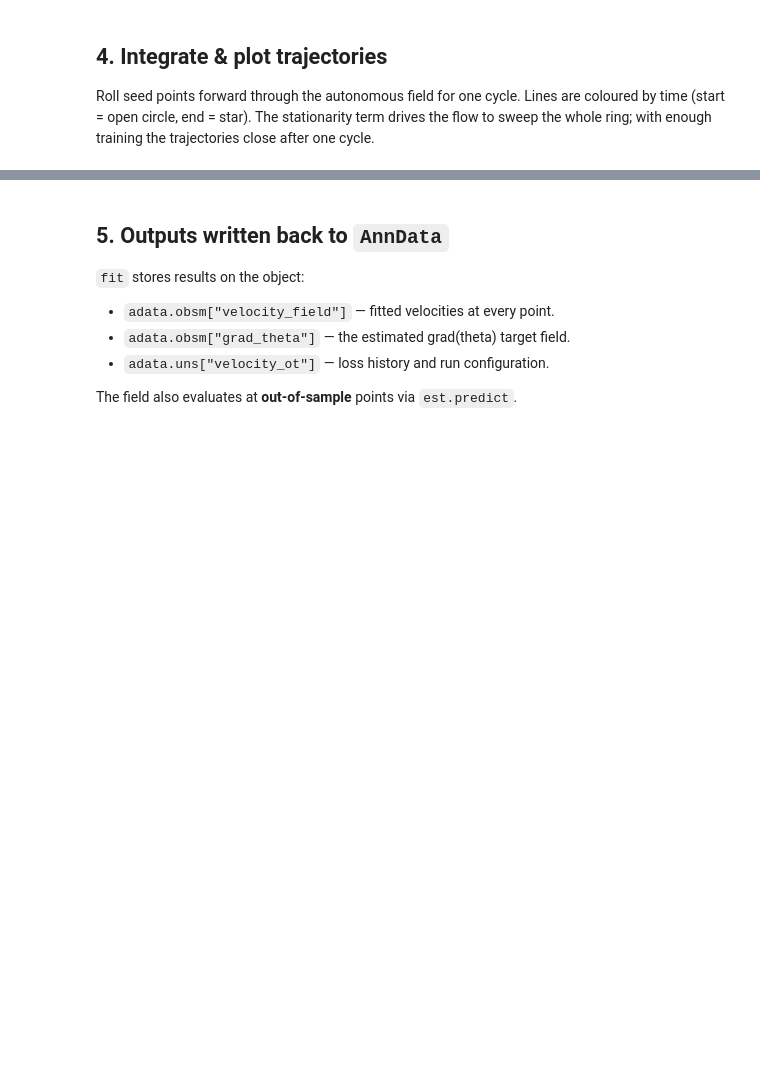
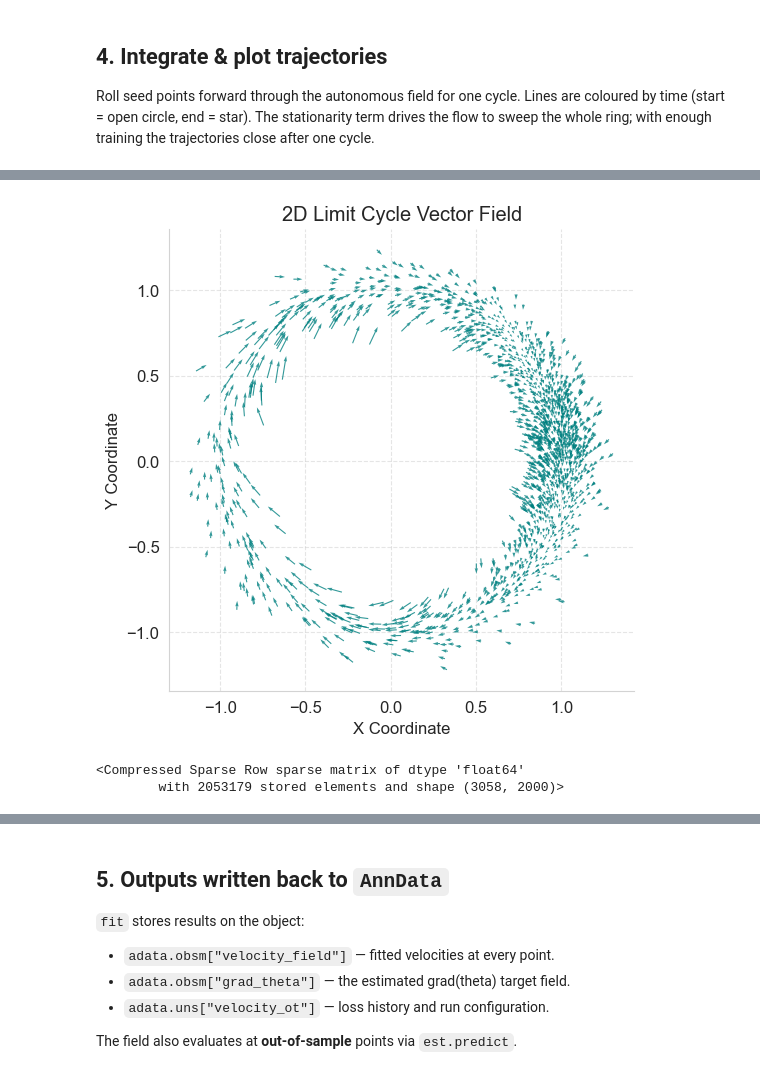
Before and after one commit to isaac-wachsman-ncsu/cell-donut, a Jupyter notebook: velocity_ot_demo.ipynb, the cells around one changed output, grey strips where cells are left out. Cells and saved outputs as stored; diff of their text form; code cells hidden in the pictures; blank space fills up the shorter version.

```diff
--- a/velocity_ot_demo.ipynb
+++ b/velocity_ot_demo.ipynb
@@ -190,3 +181,28 @@ plt.show()
+# %%
+import numpy as np
+import matplotlib.pyplot as plt
+
+X = np.asarray(adata.X, dtype=float)
+
+G = adata.obsm['velocity_init']
+
+plt.figure(figsize=(6, 6))
+plt.quiver(X[:, 0], X[:, 1], G[:, 0], G[:, 1],angles='xy', scale_units='xy', scale=1.0, color='teal', alpha=0.8)
+
+plt.title("2D Limit Cycle Vector Field")
+plt.xlabel("X Coordinate")
+plt.ylabel("Y Coordinate")
+plt.grid(True, linestyle='--', alpha=0.5)
+plt.axis('equal')
+
+plt.show()
+# %% [output]
+[figure, added]
+# %%
+adata.X
+# %% [output]
+<Compressed Sparse Row sparse matrix of dtype 'float64'
+        with 2053179 stored elements and shape (3058, 2000)>
 # %%
 # Raw trajectory array for your own analysis: [n_steps+1, n_seeds, D]
 seeds = adata.X[::40]
```
Also changed, not shown: parts of 12 cells of this notebook, 5 other files.
